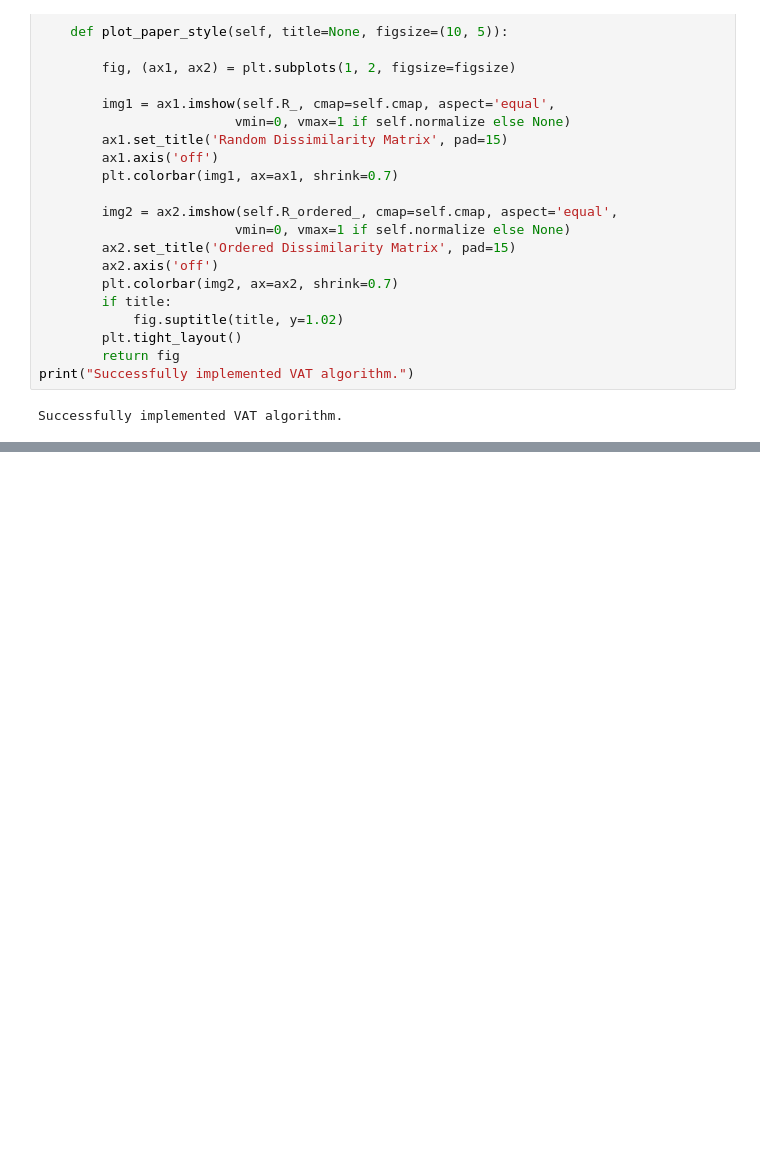
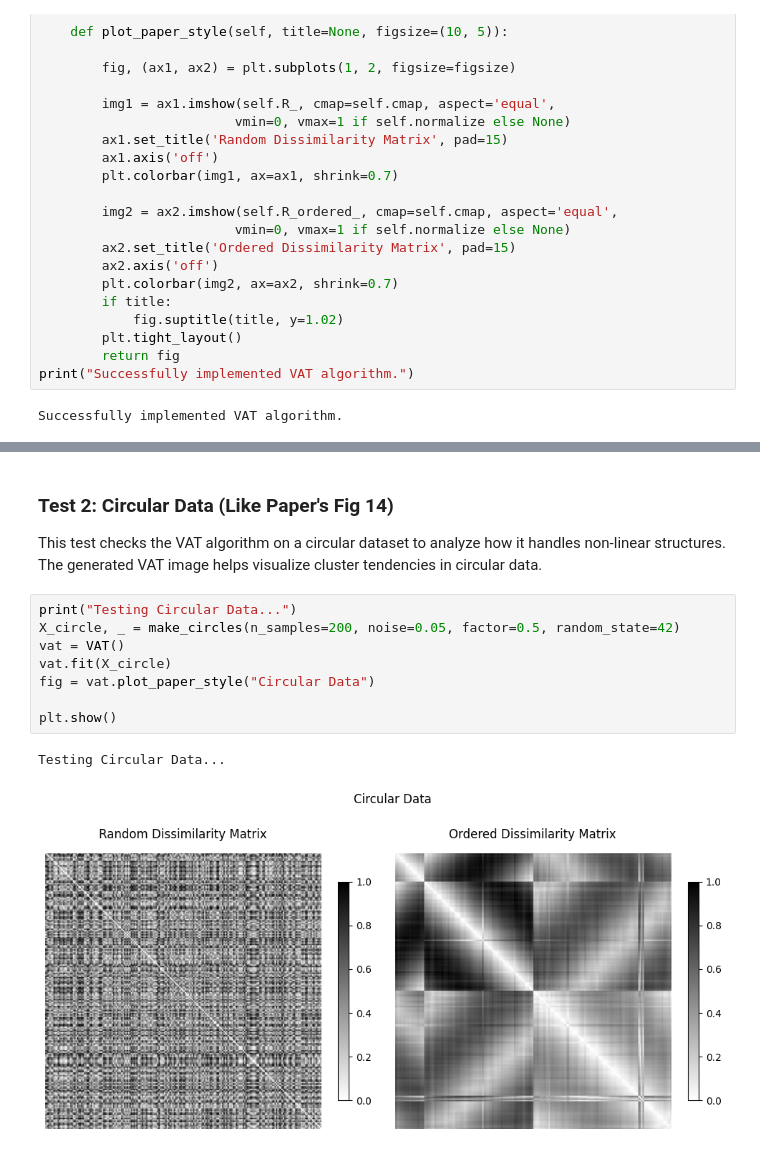
Before and after one commit to Prasanna38430/Machine_learning_VAT_Algorithm, a Jupyter notebook: VAT_Algorithm_ML_Group_4.ipynb, the cells around one changed output, grey strips where cells are left out. Saved outputs shown, nothing was run; the diff lists cells and outputs as text; blank space fills up the shorter version.

```diff
--- a/VAT_Algorithm_ML_Group_4.ipynb
+++ b/VAT_Algorithm_ML_Group_4.ipynb
@@ -152,0 +167,14 @@ Successfully implemented VAT algorithm.
+# %% [markdown]
+### **Test 2: Circular Data (Like Paper's Fig 14)**
+This test checks the VAT algorithm on a circular dataset to analyze how it handles non-linear structures. The generated VAT image helps visualize cluster tendencies in circular data.
+# %%
+print("Testing Circular Data...")
+X_circle, _ = make_circles(n_samples=200, noise=0.05, factor=0.5, random_state=42)
+vat = VAT()
+vat.fit(X_circle)
+fig = vat.plot_paper_style("Circular Data")
+
+plt.show()
+# %% [output]
+Testing Circular Data...
+[figure, added]
```
Also changed, not shown: parts of 8 cells of this notebook.
